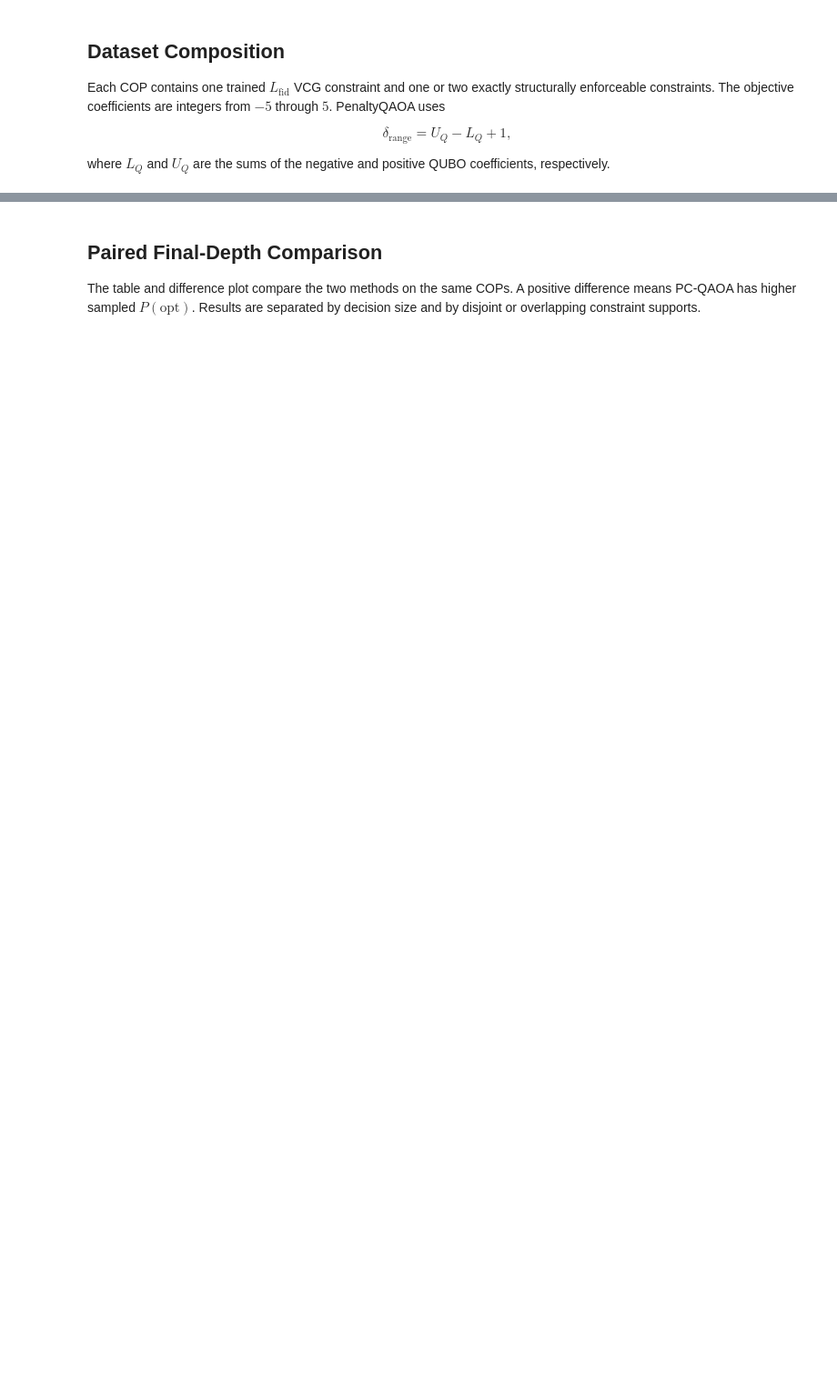
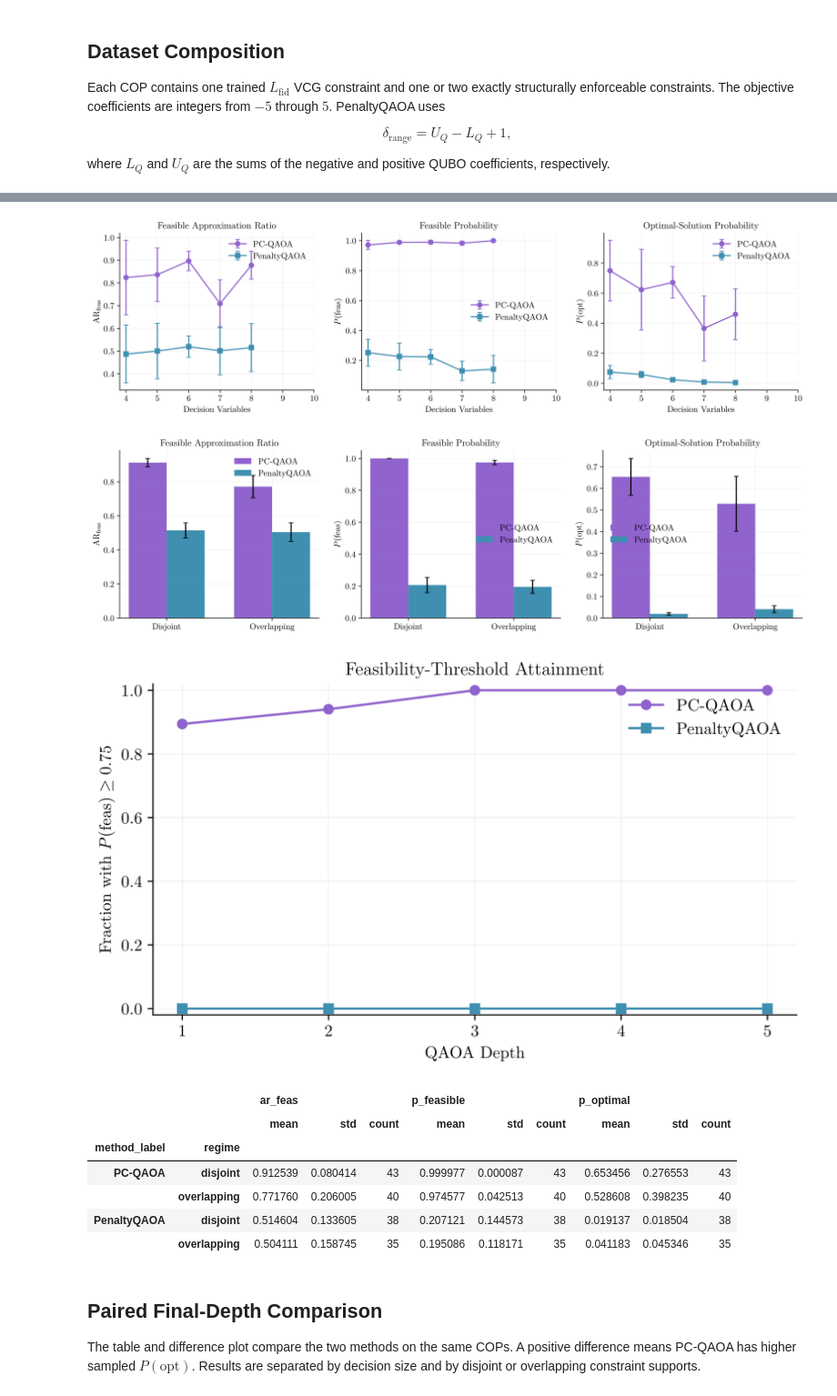
Before and after one commit to Vilcius/constraint_gadgets, a Jupyter notebook: final_experiment/notebooks/final_experiment_results.ipynb, the cells around one changed output, grey strips where cells are left out. Shown at 91% size. Cells and saved outputs as stored; diff of their text form; code cells hidden in the pictures; blank space fills up the shorter version.

```diff
--- a/final_experiment/notebooks/final_experiment_results.ipynb
+++ b/final_experiment/notebooks/final_experiment_results.ipynb
@@ -218,3 +329,67 @@ else:
+# %%
+if depths.empty or not (depths["depth"] == 5).any():
+    print("No depth-five results are available.")
+else:
+    final = depths[depths["depth"] == 5].copy()
+    metrics = [
+        ("ar_feas", r"$\mathrm{AR}_{\mathrm{feas}}$", "Feasible Approximation Ratio"),
+        ("p_feasible", r"$P(\mathrm{feas})$", "Feasible Probability"),
+        ("p_optimal", r"$P(\mathrm{opt})$", "Optimal-Solution Probability"),
+    ]
+    fig, axes = plt.subplots(1, 3, figsize=(13.2, 3.8))
+    for ax, (metric, ylabel, title) in zip(axes, metrics):
+        for method, subset in final.groupby("method_label", sort=False):
+            stats = mean_ci(subset, "n_x", metric)
+            ax.errorbar(stats["n_x"], stats["mean"], yerr=stats["ci95"].fillna(0),
+                        color=COLORS[method], marker=MARKERS[method], linewidth=1.5,
+                        capsize=3, label=method)
+        ax.set(xlabel="Decision Variables", ylabel=ylabel, title=title)
+        ax.set_xticks(sorted(instances["n_x"].unique()))
+        ax.legend(frameon=False)
+    writer.save(fig, "manuscript_metrics_by_size")
+
+    fig, axes = plt.subplots(1, 3, figsize=(13.2, 3.8))
+    regimes = ["disjoint", "overlapping"]
+    width = 0.36
+    positions = np.arange(len(regimes))
+    for ax, (metric, ylabel, title) in zip(axes, metrics):
+        for offset, method in zip([-width / 2, width / 2], ["PC-QAOA", "PenaltyQAOA"]):
+            subset = final[final["method_label"] == method]
+            stats = mean_ci(subset, "regime", metric).set_index("regime").reindex(regimes)
+            ax.bar(positions + offset, stats["mean"], width,
+                   yerr=stats["ci95"].fillna(0), color=COLORS[method],
+                   capsize=3, label=method)
+        ax.set(xticks=positions, xticklabels=["Disjoint", "Overlapping"],
+               ylabel=ylabel, title=title)
+        ax.legend(frameon=False)
+    writer.save(fig, "manuscript_metrics_by_regime")
+
+    threshold = (depths.assign(reached=depths["p_feasible"] >= 0.75)
+                 .groupby(["method_label", "depth"])["reached"]
+                 .agg(["mean", "count"]).reset_index())
+    fig, ax = plt.subplots(figsize=(6.8, 4.0))
+    for method, subset in threshold.groupby("method_label", sort=False):
+        ax.plot(subset["depth"], subset["mean"], color=COLORS[method],
+                marker=MARKERS[method], linewidth=1.5, label=method)
+    ax.set(xlabel="QAOA Depth", ylabel=r"Fraction with $P(\mathrm{feas})\geq 0.75$",
+           title="Feasibility-Threshold Attainment", ylim=(-0.02, 1.02))
+    ax.set_xticks(sorted(depths["depth"].unique()))
+    ax.legend(frameon=False)
+    writer.save(fig, "feasibility_threshold_by_depth")
+
+    display(final.groupby(["method_label", "regime"])
+            [["ar_feas", "p_feasible", "p_optimal"]].agg(["mean", "std", "count"]))
+# %% [output]
+[figure, added]
+[figure, added]
+[figure, added]
+|  |  | ar_feas |  |  | p_feasible |  |  | p_optimal |  |  |
+|  |  | mean | std | count | mean | std | count | mean | std | count |
+| method_label | regime |  |  |  |  |  |  |  |  |  |
+| PC-QAOA | disjoint | 0.912539 | 0.080414 | 43 | 0.999977 | 0.000087 | 43 | 0.653456 | 0.276553 | 43 |
+|  | overlapping | 0.771760 | 0.206005 | 40 | 0.974577 | 0.042513 | 40 | 0.528608 | 0.398235 | 40 |
+| PenaltyQAOA | disjoint | 0.514604 | 0.133605 | 38 | 0.207121 | 0.144573 | 38 | 0.019137 | 0.018504 | 38 |
+|  | overlapping | 0.504111 | 0.158745 | 35 | 0.195086 | 0.118171 | 35 | 0.041183 | 0.045346 | 35 |
 # %% [markdown]
 ## Paired Final-Depth Comparison
 
```
Also changed, not shown: parts of 13 cells of this notebook.
